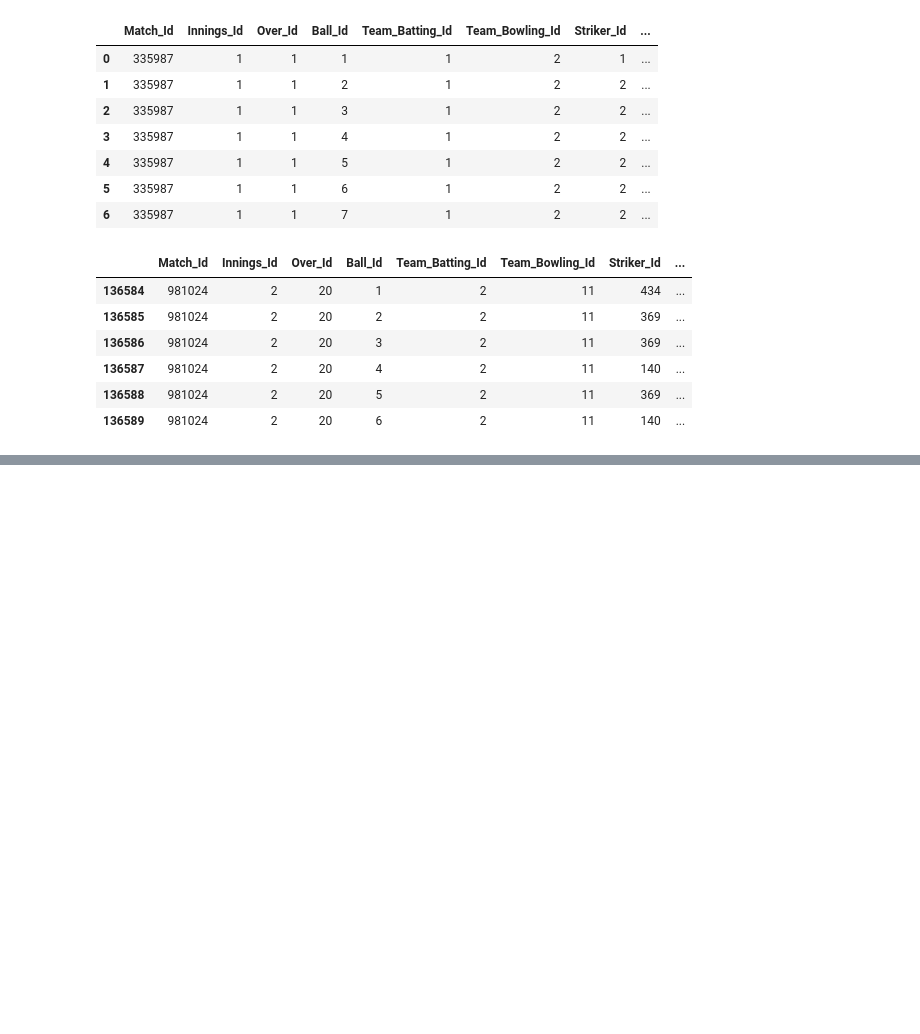
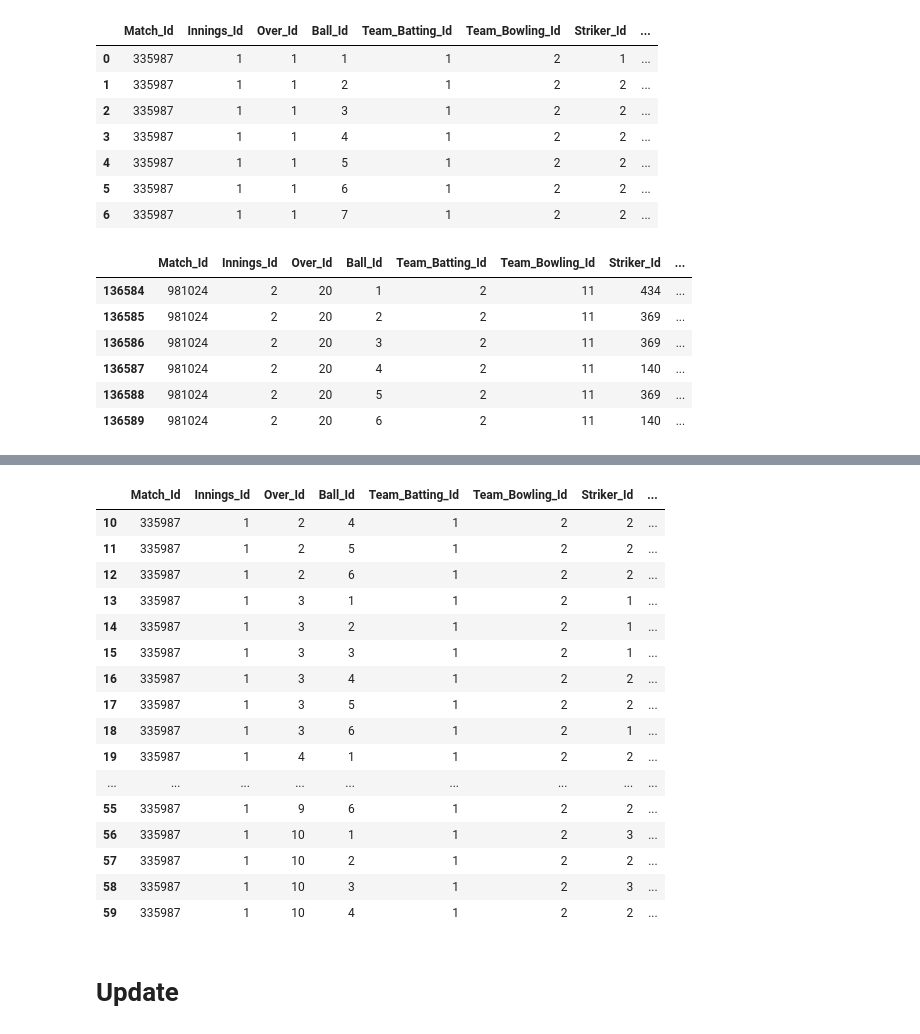
Before and after one commit to shnartho/Python-Scripting, a Jupyter notebook: Pandas/pandas_practice.ipynb, the cells around one changed output, grey strips where cells are left out. Saved outputs shown, nothing was run; the diff lists cells and outputs as text; code cells hidden in the pictures; blank space fills up the shorter version.

```diff
--- a/Pandas/pandas_practice.ipynb
+++ b/Pandas/pandas_practice.ipynb
@@ -27,0 +156,23 @@ df.
+# %%
+# row filtering
+df.iloc[10:60]
+# %% [output]
+|  | Match_Id | Innings_Id | Over_Id | Ball_Id | Team_Batting_Id | Team_Bowling_Id | Striker_Id | ... |
+| 10 | 335987 | 1 | 2 | 4 | 1 | 2 | 2 | ... |
+| 11 | 335987 | 1 | 2 | 5 | 1 | 2 | 2 | ... |
+| 12 | 335987 | 1 | 2 | 6 | 1 | 2 | 2 | ... |
+| 13 | 335987 | 1 | 3 | 1 | 1 | 2 | 1 | ... |
+| 14 | 335987 | 1 | 3 | 2 | 1 | 2 | 1 | ... |
+| 15 | 335987 | 1 | 3 | 3 | 1 | 2 | 1 | ... |
+| 16 | 335987 | 1 | 3 | 4 | 1 | 2 | 2 | ... |
+| 17 | 335987 | 1 | 3 | 5 | 1 | 2 | 2 | ... |
+| 18 | 335987 | 1 | 3 | 6 | 1 | 2 | 1 | ... |
+| 19 | 335987 | 1 | 4 | 1 | 1 | 2 | 2 | ... |
+| ... | ... | ... | ... | ... | ... | ... | ... | ... |
+| 55 | 335987 | 1 | 9 | 6 | 1 | 2 | 2 | ... |
+| 56 | 335987 | 1 | 10 | 1 | 1 | 2 | 3 | ... |
+| 57 | 335987 | 1 | 10 | 2 | 1 | 2 | 2 | ... |
+| 58 | 335987 | 1 | 10 | 3 | 1 | 2 | 3 | ... |
+| 59 | 335987 | 1 | 10 | 4 | 1 | 2 | 2 | ... |
+# %% [markdown]
+# Update
```
Also changed, not shown: parts of 28 cells of this notebook, 9 other files.
